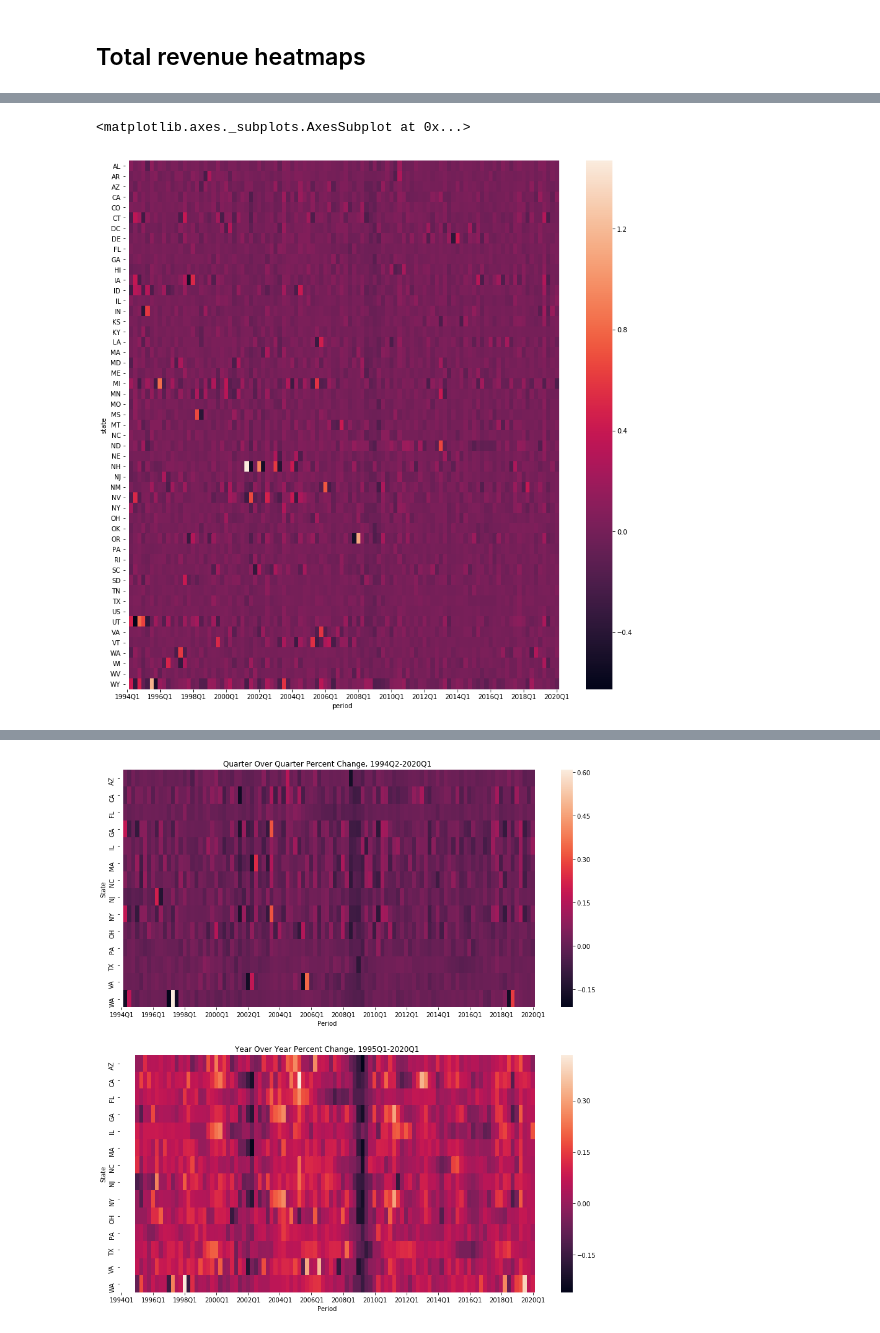
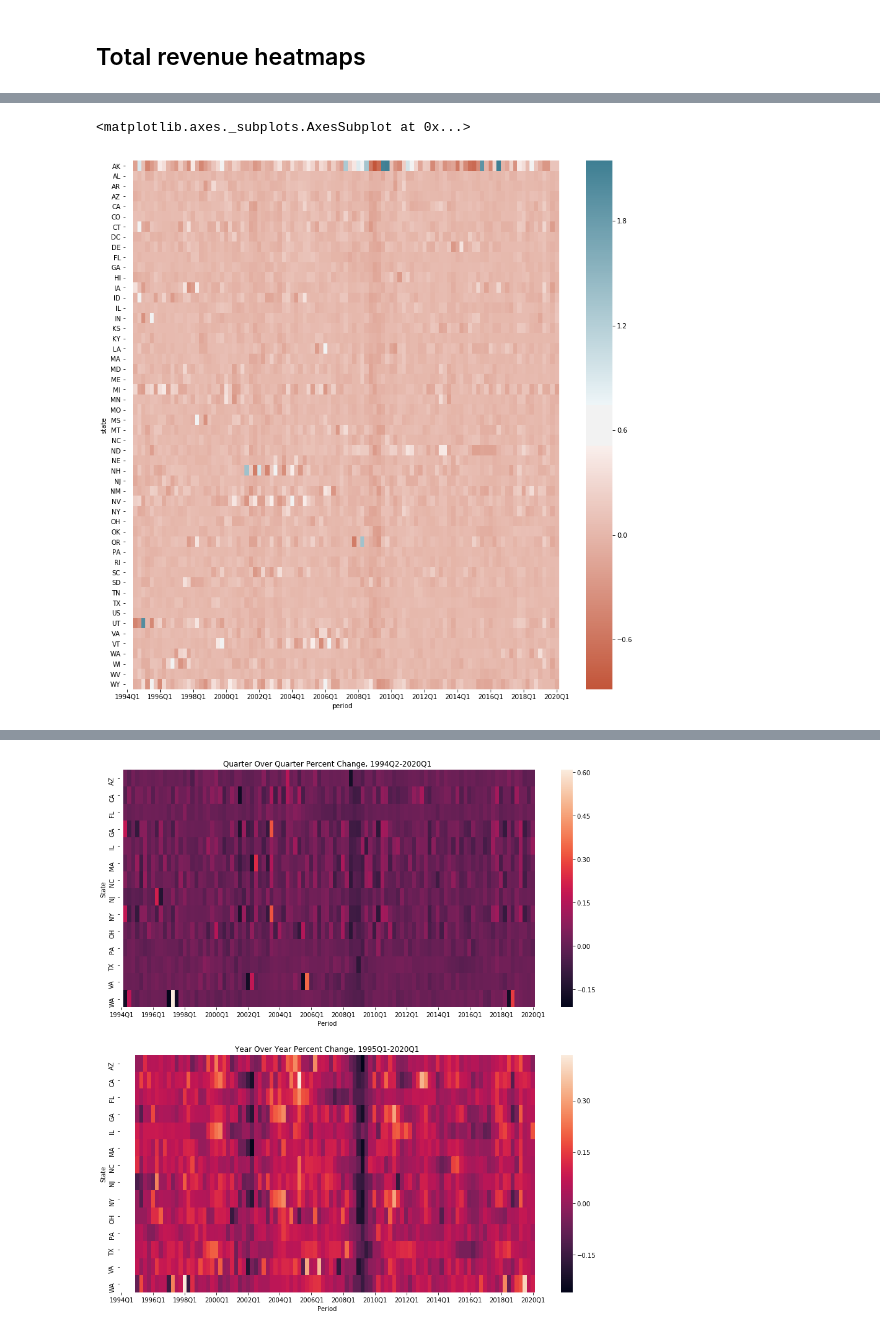
Before and after one commit to rcstein/qtax, a Jupyter notebook: QTax Data Analysis.ipynb, the cells around one changed output, grey strips where cells are left out. Drawn from its saved outputs; the diff is of its cells as text; code cells hidden in the pictures.

```diff
--- a/QTax Data Analysis.ipynb
+++ b/QTax Data Analysis.ipynb
@@ -243,11 +188,11 @@ sns.heatmap(totals_yoy.transpose(),ax = ax,xticklabels = 8)
-# %%
-fig,ax = plt.subplots(figsize=(15,15))
-totals_qoq = qtax_full[qtax_full.category == "Total"][qtax_full.state != "AK"].pivot("period","state","adjusted")
-totals_qoq.index = totals_qoq.index.to_period(freq = "Q")
-for column in totals_qoq.columns:
-    totals_qoq[column] = totals_qoq[column].pct_change()
-sns.heatmap(totals_qoq.transpose(),ax = ax,xticklabels = 8)
-# %% [output]
-<matplotlib.axes._subplots.AxesSubplot at 0x...>
-[figure, removed]
+# %%
+# 2Q growth rate
+cmap = sns.diverging_palette(20, 220, sep=20, as_cmap=True)
+data = qtax_aug.loc["Total"].pivot("period","state","2q_gr")
+data.index = data.index.to_period(freq = "Q")
+fig,ax = plt.subplots(figsize=(15,15))
+sns.heatmap(data.transpose(),ax = ax, cmap = cmap, xticklabels = 8)
+# %% [output]
+<matplotlib.axes._subplots.AxesSubplot at 0x...>
+[figure, added]
 # %%
```
Also changed, not shown: parts of 13 cells of this notebook.
